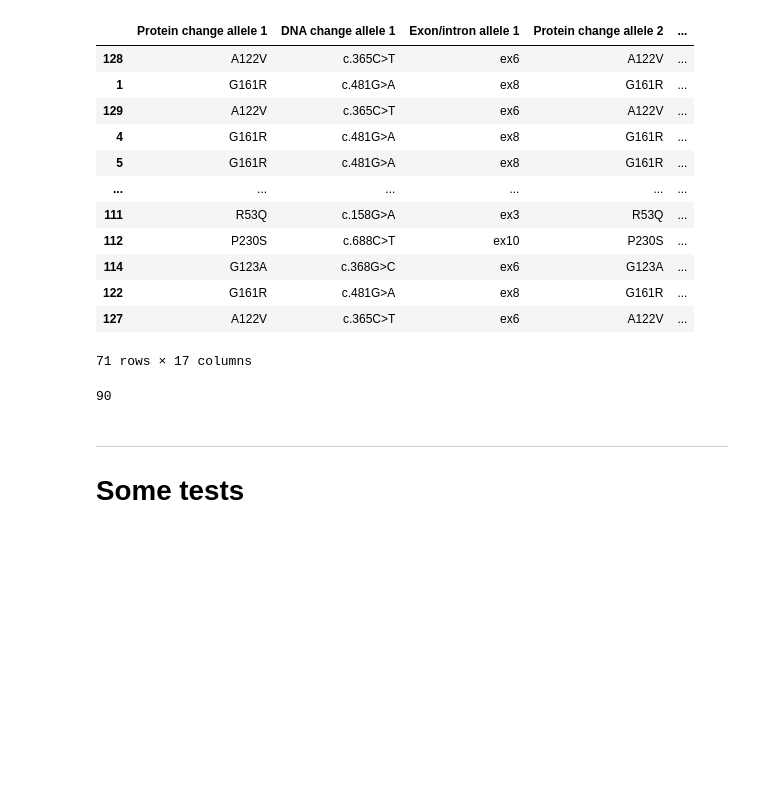
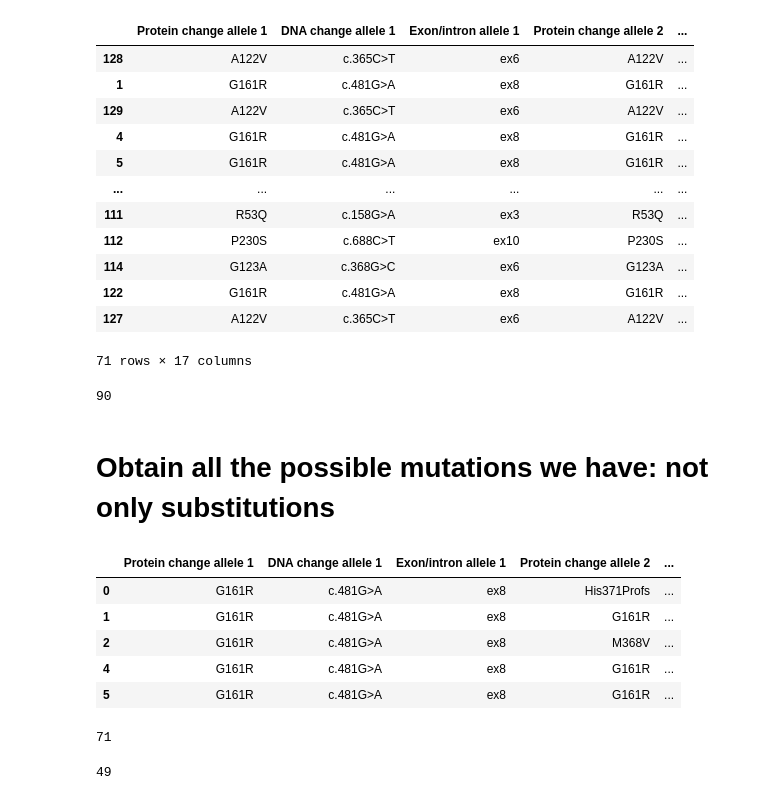
Before and after one commit to g-lago8/CHL-Project, a Jupyter notebook: notebooks/data_cleaning.ipynb, the cells around one changed output. Saved outputs shown, nothing was run; the diff lists cells and outputs as text; code cells hidden in the pictures; blank space fills up the shorter version.

Commit message:
identified other types of mutation (other than subs)

```diff
--- a/notebooks/data_cleaning.ipynb
+++ b/notebooks/data_cleaning.ipynb
@@ -533,7 +553,28 @@ unique = set(unique1) | set(unique2)
 len(unique)
 # %% [output]
 90
-# %% [markdown]
----
-
-# Some tests
+# %% [markdown]
+# Obtain all the possible mutations we have: not only substitutions
+# %%
+df3.head()
+# %% [output]
+|  | Protein change allele 1 | DNA change allele 1 | Exon/intron allele 1 | Protein change allele 2 | ... |
+| 0 | G161R | c.481G>A | ex8 | His371Profs | ... |
+| 1 | G161R | c.481G>A | ex8 | G161R | ... |
+| 2 | G161R | c.481G>A | ex8 | M368V | ... |
+| 4 | G161R | c.481G>A | ex8 | G161R | ... |
+| 5 | G161R | c.481G>A | ex8 | G161R | ... |
+# %%
+# obtain all the values in the columns Protein change allele 1 and Protein change allele 2, without repetitions
+unique1 = df3['Protein change allele 1 '].unique()
+unique2 = df3['Protein change allele 2'].unique()
+unique = set(unique1) | set(unique2)
+len(unique)
+# %% [output]
+71
+# %%
+# see which elements of unique are subs (is_replace(mutation))
+subs = [mutation for mutation in unique if is_replace(mutation)]
+len(subs)
+# %% [output]
+49
```
Also changed, not shown: parts of 24 cells of this notebook, 1 other file.
